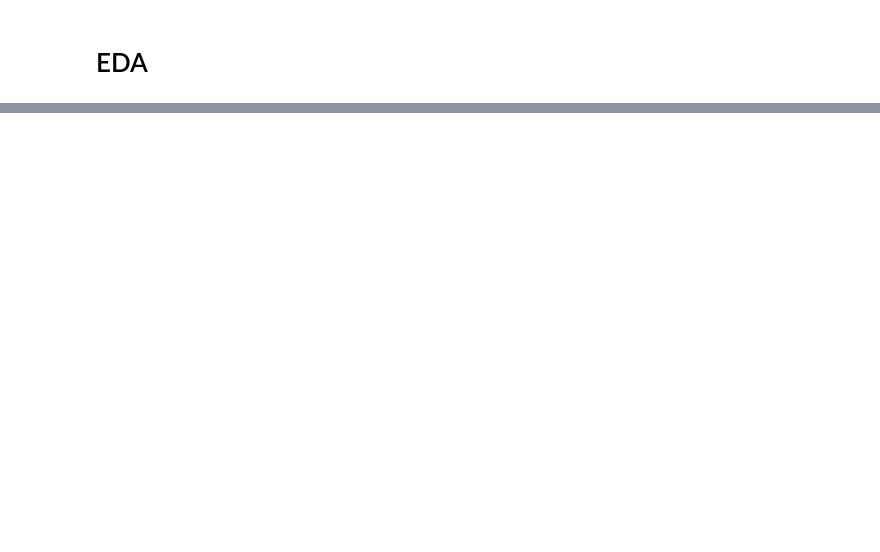
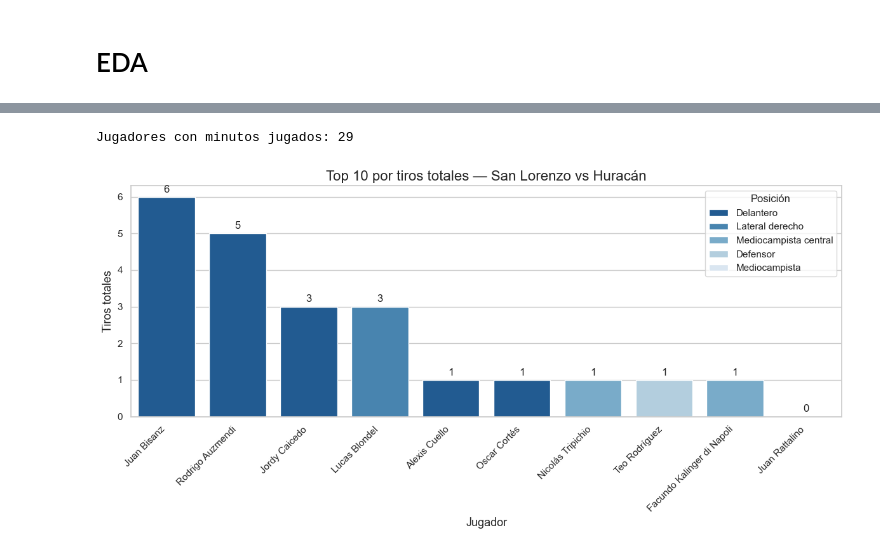
Before and after one commit to andressonsino/football-data-analysis, a Jupyter notebook: huracan/notebooks/san_lorenzo_huracan.ipynb, the cells around one changed output, grey strips where cells are left out. Cells and saved outputs as stored; diff of their text form; code cells hidden in the pictures; blank space fills up the shorter version.

Commit message:
Actualización automática de cambios trabajados de forma local

```diff
--- a/huracan/notebooks/san_lorenzo_huracan.ipynb
+++ b/huracan/notebooks/san_lorenzo_huracan.ipynb
@@ -415,0 +505,30 @@ Filas: 29 | Columnas: 22
+# %%
+# Top jugadores por tiros totales
+# Filtrar solo jugadores que participaron (más de 0 minutos)
+df_activos = df_clean[df_clean['Minutos'] > 0].copy()
+print(f'Jugadores con minutos jugados: {len(df_activos)}')
+df_ofensivo = df_activos[['Jugador', 'Posición', 'Minutos',
+                            'Tiros totales', 'Tiros al arco',
+                            'Goles', 'Asistencias']].copy()
+
+df_ofensivo = df_ofensivo.sort_values('Tiros totales', ascending=False)
+
+plt.figure(figsize=(12, 6))
+p = sns.barplot(
+    data=df_ofensivo.head(10),
+    x='Jugador',
+    y='Tiros totales',
+    hue='Posición',
+    dodge=False,
+    palette='Blues_r'
+)
+for container in p.containers:
+    p.bar_label(container, label_type='edge', padding=3)
+plt.title(f'Top 10 por tiros totales — {EQUIPO_LOCAL} vs {EQUIPO_VISITANTE}')
+plt.xticks(rotation=45, ha='right')
+plt.tight_layout()
+plt.savefig('../outputs/top_tiros.png', dpi=150, bbox_inches='tight')
+plt.show()
+# %% [output]
+Jugadores con minutos jugados: 29
+[figure, added]
```
Also changed, not shown: parts of 26 cells of this notebook, 7 other files.
